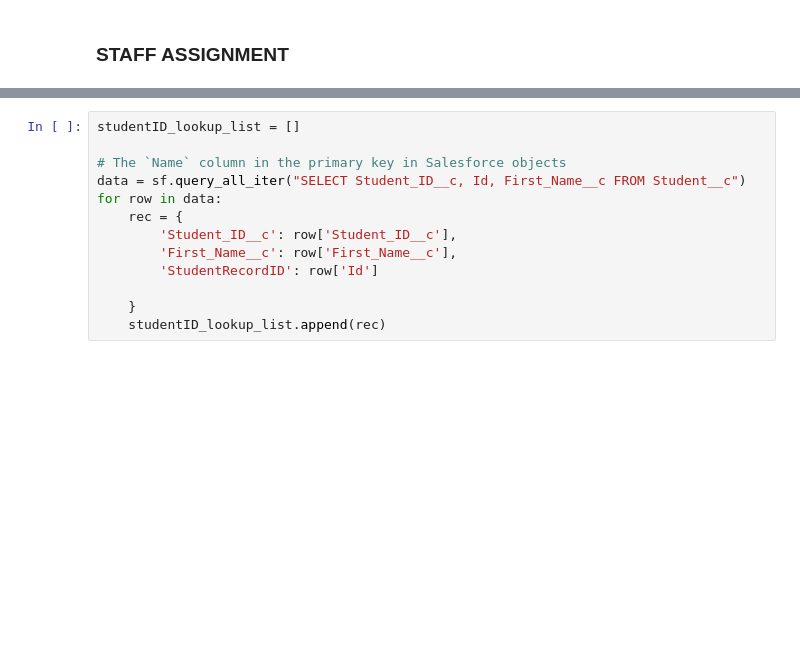
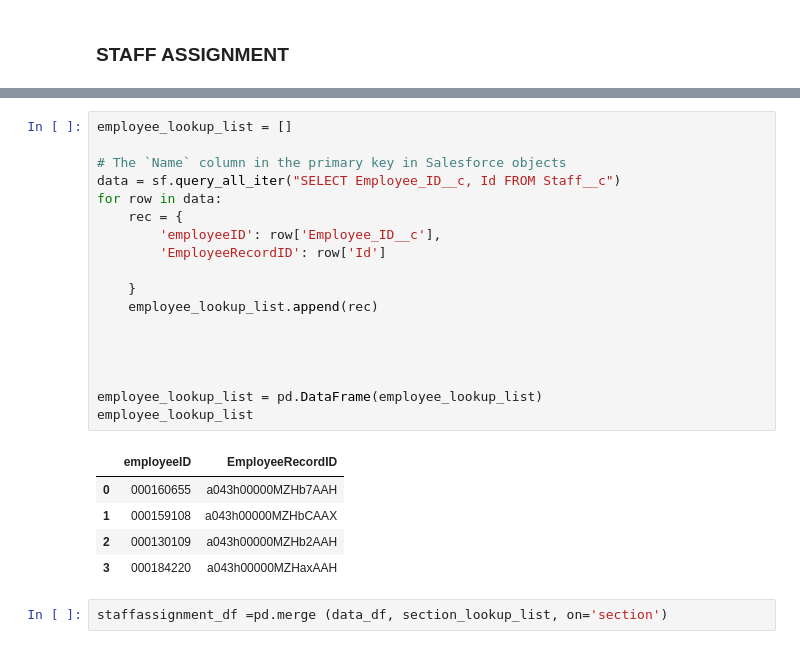
Before and after one commit to jmurillo-13/etl-project-jm, a Jupyter notebook: Salesforce Mini-project.ipynb, the cells around one changed output, grey strips where cells are left out. Drawn from its saved outputs; the diff is of its cells as text; blank space fills up the shorter version.

```diff
--- a/Salesforce Mini-project.ipynb
+++ b/Salesforce Mini-project.ipynb
@@ -423,13 +473,26 @@ for rec in clean_records:
 # %%
-studentID_lookup_list = []
+employee_lookup_list = []
 
 # The `Name` column in the primary key in Salesforce objects
-data = sf.query_all_iter("SELECT Student_ID__c, Id, First_Name__c FROM Student__c")
+data = sf.query_all_iter("SELECT Employee_ID__c, Id FROM Staff__c")
 for row in data:
     rec = {
-        'Student_ID__c': row['Student_ID__c'],
-        'First_Name__c': row['First_Name__c'],
-        'StudentRecordID': row['Id']
+        'employeeID': row['Employee_ID__c'],
+        'EmployeeRecordID': row['Id']
 
     }
-    studentID_lookup_list.append(rec)
+    employee_lookup_list.append(rec)
+
+
+
+
+employee_lookup_list = pd.DataFrame(employee_lookup_list)
+employee_lookup_list
+# %% [output]
+|  | employeeID | EmployeeRecordID |
+| 0 | 000160655 | a043h00000MZHb7AAH |
+| 1 | 000159108 | a043h00000MZHbCAAX |
+| 2 | 000130109 | a043h00000MZHb2AAH |
+| 3 | 000184220 | a043h00000MZHaxAAH |
+# %%
+staffassignment_df =pd.merge (data_df, section_lookup_list, on='section')
```
Also changed, not shown: parts of 9 cells of this notebook.
